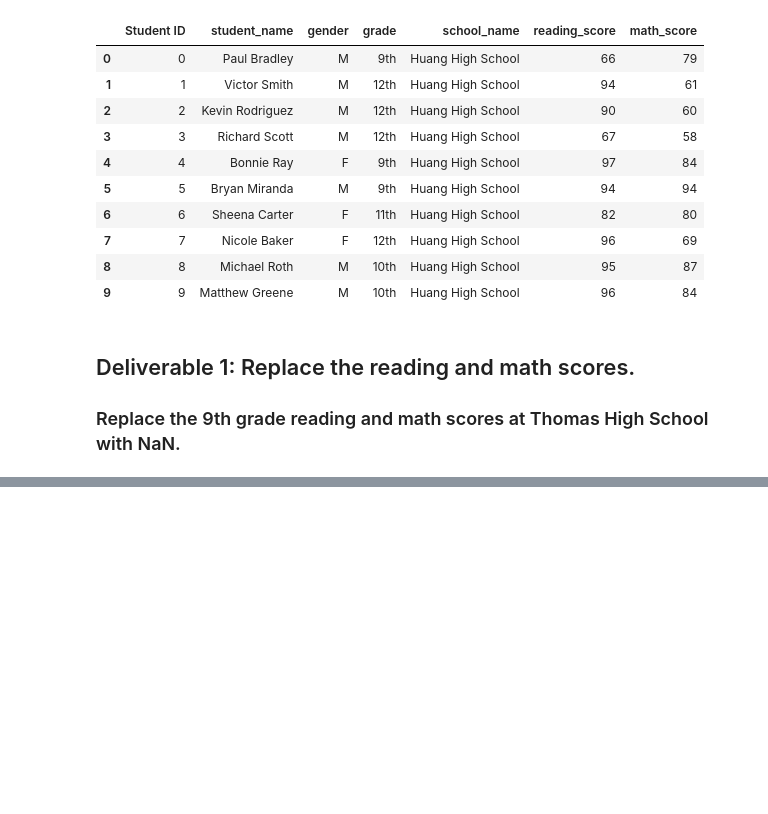
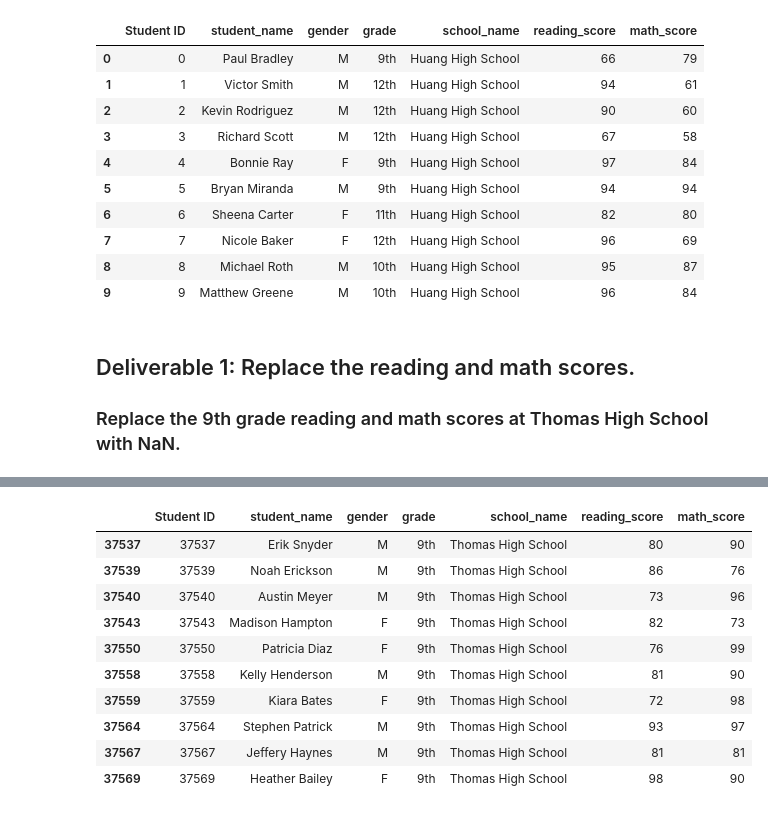
Before and after one commit to stefcenti2022/School_District_Analysis, a Jupyter notebook: PyCitySchools_Challenge_testing.ipynb, the cells around one changed output, grey strips where cells are left out. Drawn from its saved outputs; the diff is of its cells as text; code cells hidden in the pictures; blank space fills up the shorter version.

```diff
--- a/PyCitySchools_Challenge_testing.ipynb
+++ b/PyCitySchools_Challenge_testing.ipynb
@@ -39 +62,19 @@ student_data_df.head(10)
+# %%
+#  Step 3. Refactor the code in Step 2 to replace the math scores with NaN.
+#df = ninth_at_thomas.loc[(ninth_at_thomas.loc["reading_score"] >= 70) & (ninth_at_thomas.loc["math_score"] >= 70), "reading_score"]
+df = ninth_at_thomas_df.loc[(ninth_at_thomas_df["reading_score"] >= 70) & (ninth_at_thomas_df["math_score"] >= 70)]
+
+df.head(10)
+# %% [output]
+|  | Student ID | student_name | gender | grade | school_name | reading_score | math_score |
+| 37537 | 37537 | Erik Snyder | M | 9th | Thomas High School | 80 | 90 |
+| 37539 | 37539 | Noah Erickson | M | 9th | Thomas High School | 86 | 76 |
+| 37540 | 37540 | Austin Meyer | M | 9th | Thomas High School | 73 | 96 |
+| 37543 | 37543 | Madison Hampton | F | 9th | Thomas High School | 82 | 73 |
+| 37550 | 37550 | Patricia Diaz | F | 9th | Thomas High School | 76 | 99 |
+| 37558 | 37558 | Kelly Henderson | M | 9th | Thomas High School | 81 | 90 |
+| 37559 | 37559 | Kiara Bates | F | 9th | Thomas High School | 72 | 98 |
+| 37564 | 37564 | Stephen Patrick | M | 9th | Thomas High School | 93 | 97 |
+| 37567 | 37567 | Jeffery Haynes | M | 9th | Thomas High School | 81 | 81 |
+| 37569 | 37569 | Heather Bailey | F | 9th | Thomas High School | 98 | 90 |
 # %%
```
Also changed, not shown: parts of 82 cells of this notebook.
